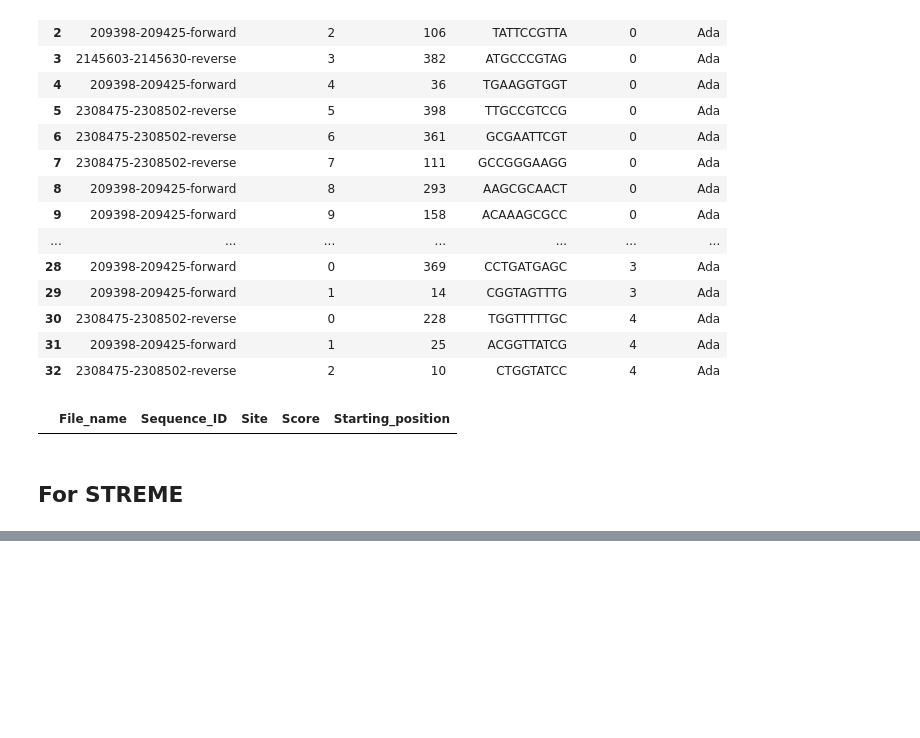
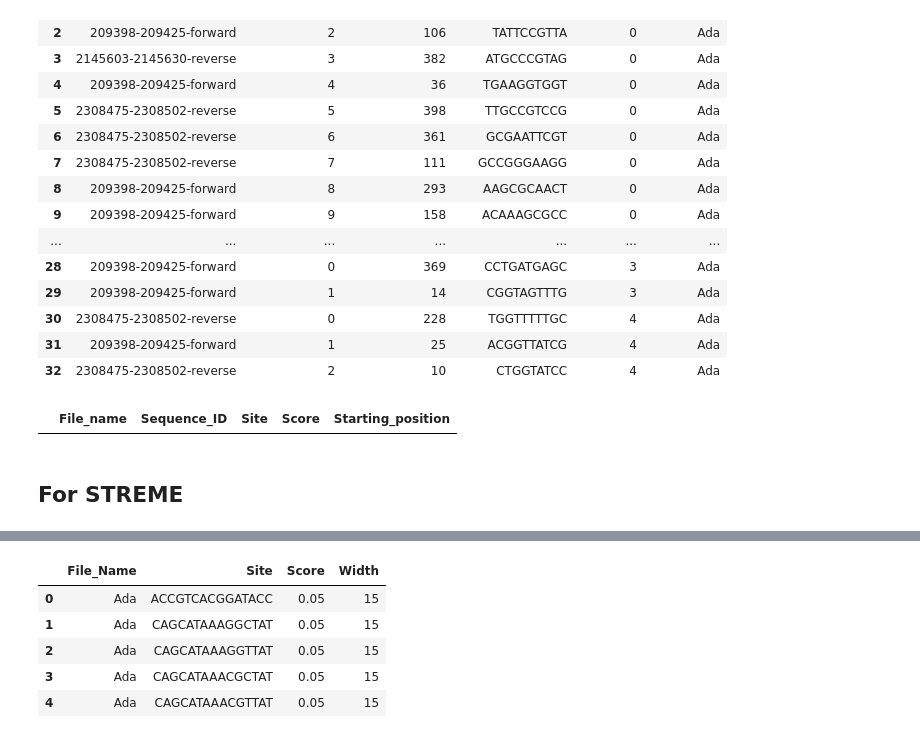
Before and after one commit to SpyrosAlvanakis/Molecular_Algorithms_project, a Jupyter notebook: Regex_for_outputs.ipynb, the cells around one changed output, grey strips where cells are left out. Saved outputs shown, nothing was run; the diff lists cells and outputs as text; code cells hidden in the pictures; blank space fills up the shorter version.

Commit message:
STREME ready

```diff
--- a/Regex_for_outputs.ipynb
+++ b/Regex_for_outputs.ipynb
@@ -493,7 +504,7 @@ IUPAC_dict = {
     "N": ["A", "C", "G", "T"],
 }
 
-def generate_sequences(motif):
+def generate_sequences_streme(motif):
     # Generate a list of lists where each inner list contains the possible bases for each position in the motif
     bases = [IUPAC_dict[char] for char in motif]
     # Generate all combinations of the possible bases
@@ -502,14 +513,14 @@ def generate_sequences(motif):
     sequences = [''.join(combination) for combination in combinations]
     return sequences
 # %%
-# Let's assume that streme_motifs is a DataFrame with 'con' and 'Motif_ID' columns
-results = []
+# # Let's assume that streme_motifs is a DataFrame with 'con' and 'Motif_ID' columns
+# results = []
 
-for _, row in temp_motifs.iterrows():
-    motif_id = row['Motif_ID']
-    sequences = generate_sequences(row['Con'])
-    for sequence in sequences:
-        results.append({'Motif_ID': motif_id, 'Sequence': sequence})
+# for _, row in temp_motifs.iterrows():
+#     motif_id = row['Motif_ID']
+#     sequences = generate_sequences(row['Con'])
+#     for sequence in sequences:
+#         results.append({'Motif_ID': motif_id, 'Sequence': sequence})
 
-streme_motifs = pd.DataFrame(results)
-streme_motifs.head()
+# streme_motifs = pd.DataFrame(results)
+# streme_motifs.head()
@@ -523 +527,61 @@ streme_motifs.head()
+# %%
+Streme_path = 'Results/Streme/'
+
+
+def generate_motif_sequences(file_dir):
+    # Get the list of file names from the given directory
+    file_names = return_the_files(file_dir)
+    # Sort the file names for consistency
+    file_names = sorted(file_names)
+    # Initialize the list that will hold all results
+    all_results = []
+
+    # Loop over each file name
+    for file_name in file_names:
+        # Loop over each file in the directory
+        for file in os.listdir(file_dir):
+            # If the file starts with the current file name
+            if file.startswith(file_name):
+                # Create the full file path
+                file_path = os.path.join(file_dir, file)
+                # Get the best score from the file
+                best_score = get_best_score_streme(file_path)
+                # Open the file
+                with open(file_path, 'r') as open_file:
+                    # Read the contents of the file
+                    output_streme = open_file.read()
+                # Define the regex pattern to extract motifs
+                motif_pattern = r"MOTIF (\d+)-([A-Z]+) STREME-\d+"
+                # Find all matches in the file contents
+                motifs = re.findall(motif_pattern, output_streme)
+                # Create a DataFrame from the motifs
+                temp_motifs = pd.DataFrame(motifs, columns=['Motif_ID', 'Con'])
+                # Convert the 'Motif_ID' column to integer
+                temp_motifs['Motif_ID'] = temp_motifs['Motif_ID'].astype(int)
+                # Extract the first part of the file name (before '_') and assign it to the 'File_Name' column
+                temp_motifs['File_Name'] = file.split('_')[0]
+                # Assign the best score to the 'Best_Score' column
+                temp_motifs['Score'] = best_score
+
+                # Loop over each row in the DataFrame
+                for _, row in temp_motifs.iterrows():
+                    # Generate all possible sequences from the 'Con' column
+                    sequences = generate_sequences_streme(row['Con'])
+                    # For each sequence, append a new row to the results
+                    for sequence in sequences:
+                        all_results.append({'File_Name': file.split('_')[0],'Site': sequence, 'Score': best_score, 'Width': len(sequence) })
+
+    streme_motifs = pd.DataFrame(all_results)
+    return streme_motifs
+
+
+streme_motifs = generate_motif_sequences(Streme_path)
+streme_motifs.head()
+# %% [output]
+|  | File_Name | Site | Score | Width |
+| 0 | Ada | ACCGTCACGGATACC | 0.05 | 15 |
+| 1 | Ada | CAGCATAAAGGCTAT | 0.05 | 15 |
+| 2 | Ada | CAGCATAAAGGTTAT | 0.05 | 15 |
+| 3 | Ada | CAGCATAAACGCTAT | 0.05 | 15 |
+| 4 | Ada | CAGCATAAACGTTAT | 0.05 | 15 |
 # %%
```
Also changed, not shown: parts of 8 cells of this notebook.
